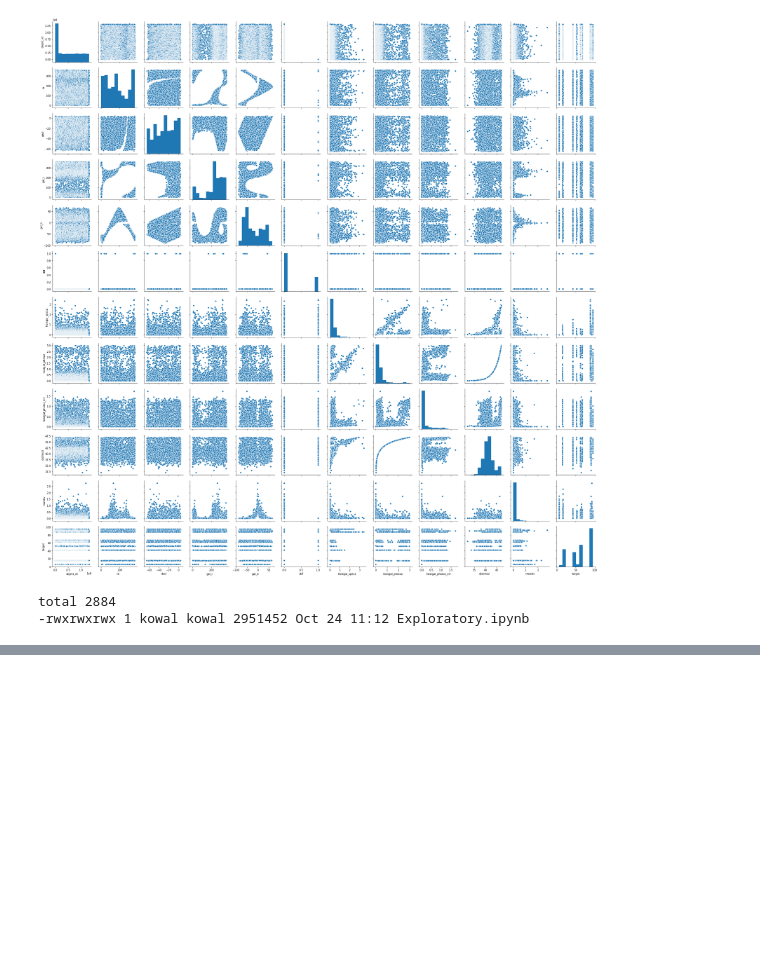
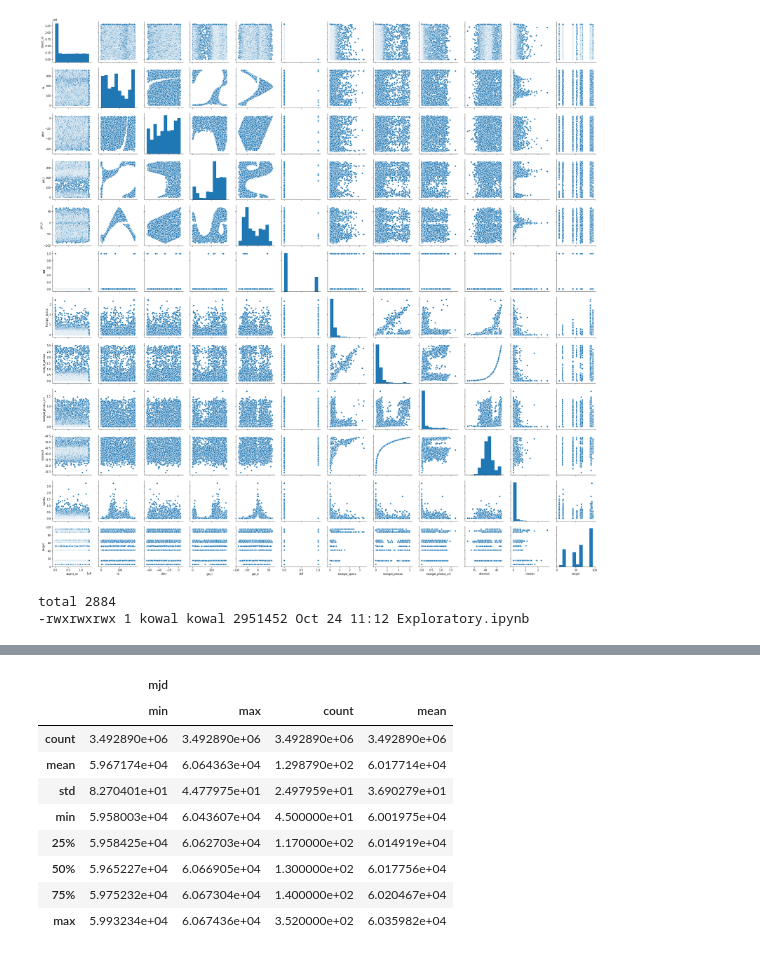
Before and after one commit to kowaalczyk/astronomical-classification, a Jupyter notebook: notebooks/Exploratory.ipynb, the cells around one changed output, grey strips where cells are left out. Saved outputs shown, nothing was run; the diff lists cells and outputs as text; code cells hidden in the pictures; blank space fills up the shorter version.

```diff
--- a/notebooks/Exploratory.ipynb
+++ b/notebooks/Exploratory.ipynb
@@ -75,0 +184,3 @@ total 2884
+# %%
+%%time
+test_stats_oid = gb_stats_oid.compute()
@@ -75,0 +190,4 @@ total 2884
+# %%
+%%time
+test_stats_oid.describe()
+# %% [output]
@@ -75,0 +196,10 @@ total 2884
+|  | mjd |  |  |  |
+|  | min | max | count | mean |
+| count | 3.492890e+06 | 3.492890e+06 | 3.492890e+06 | 3.492890e+06 |
+| mean | 5.967174e+04 | 6.064363e+04 | 1.298790e+02 | 6.017714e+04 |
+| std | 8.270401e+01 | 4.477975e+01 | 2.497959e+01 | 3.690279e+01 |
+| min | 5.958003e+04 | 6.043607e+04 | 4.500000e+01 | 6.001975e+04 |
+| 25% | 5.958425e+04 | 6.062703e+04 | 1.170000e+02 | 6.014919e+04 |
+| 50% | 5.965227e+04 | 6.066905e+04 | 1.300000e+02 | 6.017756e+04 |
+| 75% | 5.975232e+04 | 6.067304e+04 | 1.400000e+02 | 6.020467e+04 |
+| max | 5.993234e+04 | 6.067436e+04 | 3.520000e+02 | 6.035982e+04 |
```
Also changed, not shown: parts of 21 cells of this notebook, 8 other files.
